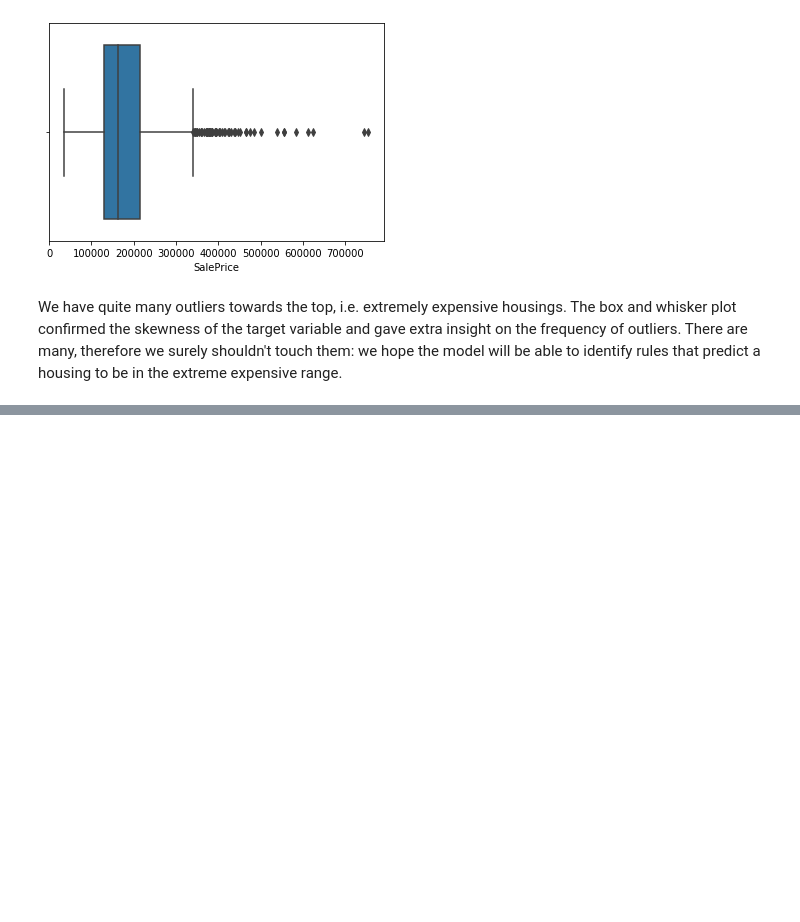
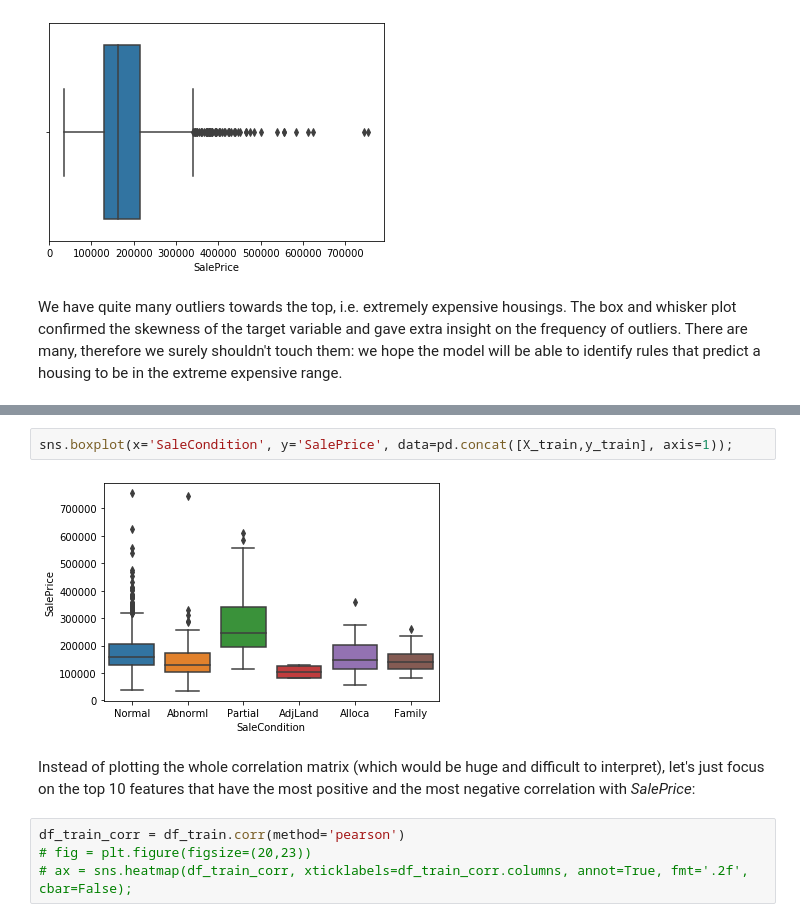
Before and after one commit to leweex95/Housing-Prices-Prediction, a Jupyter notebook: Housing-Prices-Prediction.ipynb, the cells around one changed output, grey strips where cells are left out. Cells and saved outputs as stored; diff of their text form; blank space fills up the shorter version.

```diff
--- a/Housing-Prices-Prediction.ipynb
+++ b/Housing-Prices-Prediction.ipynb
@@ -203,0 +232,10 @@ We have quite many outliers towards the top, i.e. extremely expensive housings.
+# %%
+sns.boxplot(x='SaleCondition', y='SalePrice', data=pd.concat([X_train,y_train], axis=1));
+# %% [output]
+[figure, added]
+# %% [markdown]
+Instead of plotting the whole correlation matrix (which would be huge and difficult to interpret), let's just focus on the top 10 features that have the most positive and the most negative correlation with *SalePrice*:
+# %%
+df_train_corr = df_train.corr(method='pearson')
+# fig = plt.figure(figsize=(20,23))
+# ax = sns.heatmap(df_train_corr, xticklabels=df_train_corr.columns, annot=True, fmt='.2f', cbar=False);
```
Also changed, not shown: parts of 10 cells of this notebook.
